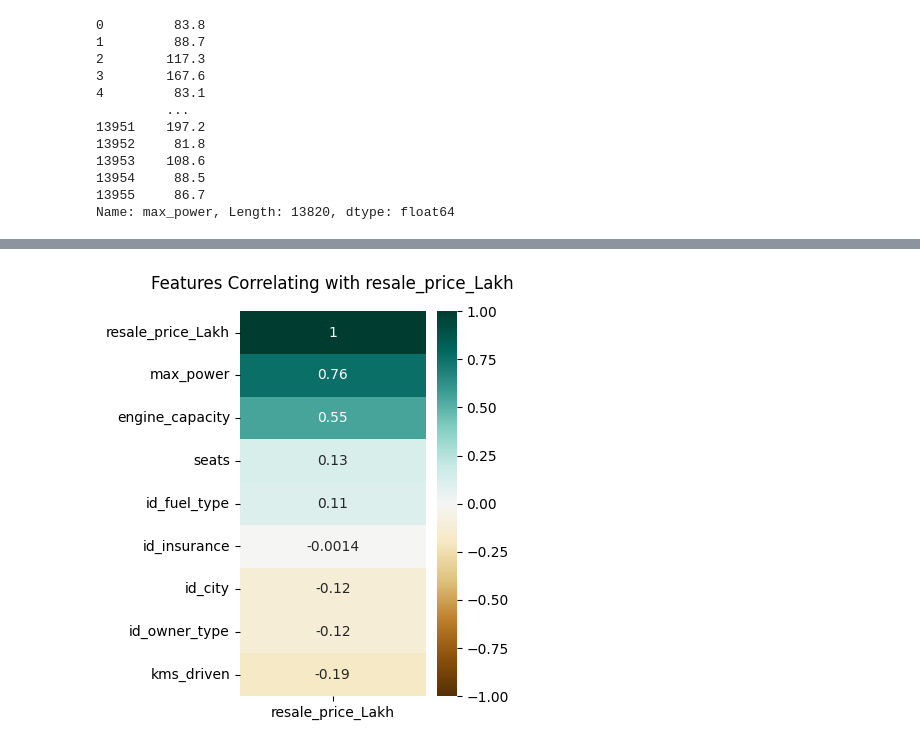
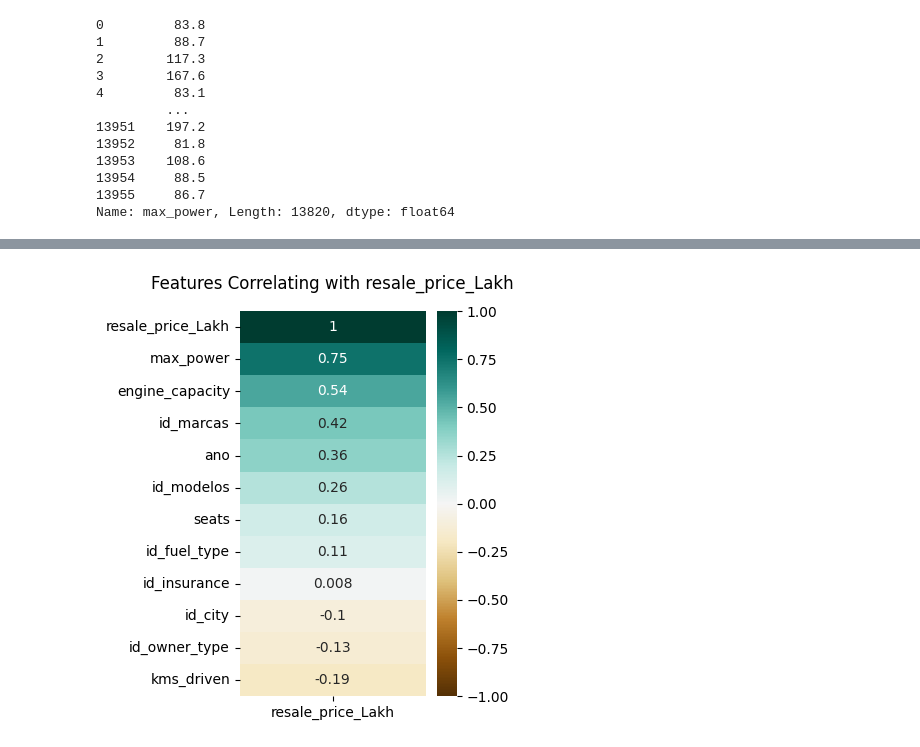
Before and after one commit to ruicoelhor22/AASE, a Jupyter notebook: All.ipynb, the cells around one changed output, grey strips where cells are left out. Saved outputs shown, nothing was run; the diff lists cells and outputs as text; code cells hidden in the pictures.

```diff
--- a/All.ipynb
+++ b/All.ipynb
@@ -112,6 +153,9 @@ df = df.astype({
     'engine_capacity': float,
     'kms_driven': float,
     'max_power': float,
+    'ano': float,
+    'marca': 'string',
+    'modelo': 'string',
 })
 # %%
 # Check data types
@@ -142,6 +189,10 @@ df = df.dropna(subset=['kms_driven'])
 # MAX POWER __________________________________________________
 df = df.dropna(subset=['max_power'])
 print(df['max_power'])
+# MARCA __________________________________________________
+df = df.dropna(subset=['marca'])
+# MODELO __________________________________________________
+df = df.dropna(subset=['modelo'])
 # %% [output]
 0         83.8
 1         88.7
@@ -313,0 +406,22 @@ df['id_city'] = df['city'].map(idf)
+# %%
+# MODELO _____________________________________
+
+modelos = df['modelo']
+
+# Número de entradas no DataFrame
+n_docs = len(df)
+
+idf = {}
+
+# Valores únicos
+unique_modelos = modelos.unique()
+
+for modelo in unique_modelos:
+    k = sum(modelo == val for val in modelos)  # contagem de documentos que contêm este modelo
+    idf[modelo] = np.log10(n_docs / (k + 1))  # evitar divisão por zero
+
+# Criar nova coluna 'id_modelos' no DataFrame
+df['id_modelos'] = df['modelo'].map(idf)
+
+# Se desejar imprimir o DataFrame com a nova coluna
+print(df)
@@ -314,16 +446,16 @@ df['id_city'] = df['city'].map(idf)
 # %%
 #correlation
 
 # Select columns
-columns_of_interest = ['id_city','id_insurance','seats','engine_capacity','id_fuel_type','kms_driven','max_power','id_owner_type','resale_price_Lakh']
+columns_of_interest = ['id_modelos','id_marcas','ano','id_city','id_insurance','seats','engine_capacity','id_fuel_type','kms_driven','max_power','id_owner_type','resale_price_Lakh']
 subset_df = df[columns_of_interest]
 
 plt.figure(figsize=(3, 5))
 
 # Creat heatmap
 heatmap = sns.heatmap(subset_df.corr()[['resale_price_Lakh']].sort_values(by='resale_price_Lakh', ascending=False), vmin=-1, vmax=1, annot=True, cmap='BrBG')
 heatmap.set_title('Features Correlating with resale_price_Lakh', fontdict={'fontsize': 12}, pad=16)
 
 plt.show()
 # %% [output]
-[figure, old version]
+[figure, new version]
```
Also changed, not shown: parts of 8 cells of this notebook.
